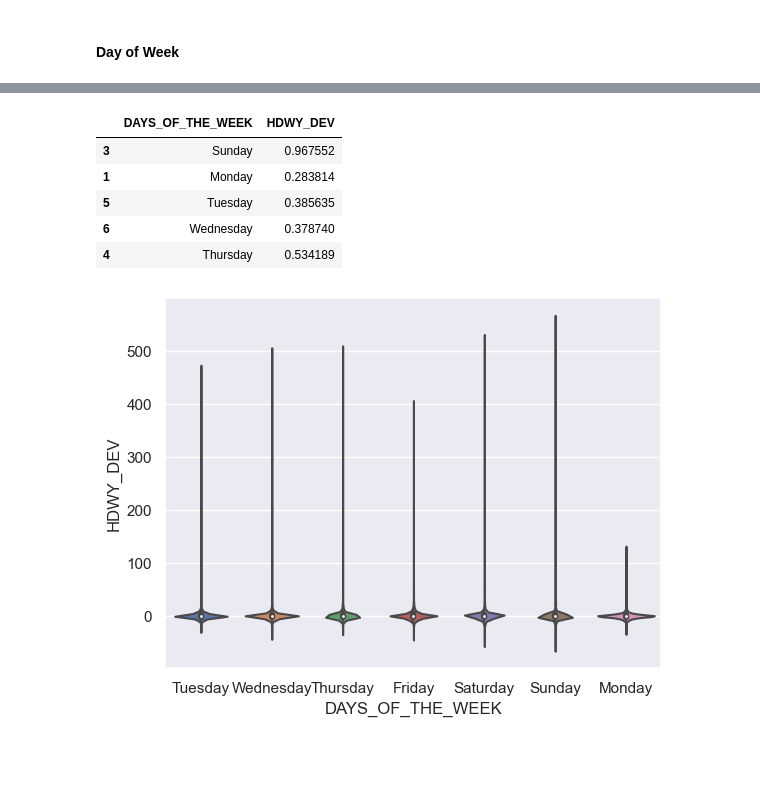
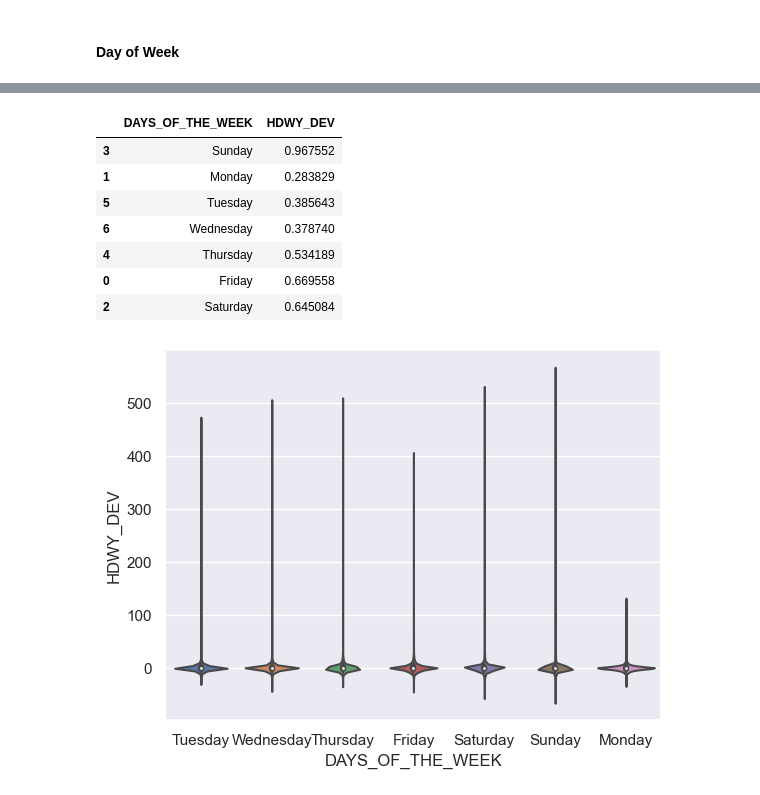
Before and after one commit to NSS-Data-Analytics-Cohort-11/wego-new-california-republic, a Jupyter notebook: notebooks/WeGo Data Introduction.ipynb, the cells around one changed output, grey strips where cells are left out. Saved outputs shown, nothing was run; the diff lists cells and outputs as text; code cells hidden in the pictures; blank space fills up the shorter version.

```diff
--- a/notebooks/WeGo Data Introduction.ipynb
+++ b/notebooks/WeGo Data Introduction.ipynb
@@ -702,14 +774,16 @@ day_of_week_stats_hdwy
 | 0 | Friday | 0.669558 |
 | 2 | Saturday | 0.645084 |
 # %%
-day_of_week_stats_hdwy.head()
+day_of_week_stats_hdwy.head(7)
 # %% [output]
 |  | DAYS_OF_THE_WEEK | HDWY_DEV |
 | 3 | Sunday | 0.967552 |
-| 1 | Monday | 0.283814 |
-| 5 | Tuesday | 0.385635 |
+| 1 | Monday | 0.283829 |
+| 5 | Tuesday | 0.385643 |
 | 6 | Wednesday | 0.378740 |
 | 4 | Thursday | 0.534189 |
+| 0 | Friday | 0.669558 |
+| 2 | Saturday | 0.645084 |
 # %%
 #This violin chart shows the headway deviation between the 8 routes.
 #days_of_week_sorted = wego.groupby('DAYS_OF_THE_WEEK')['HDWY_DEV'].reset_index().sort_values(by='DAYS_OF_THE_WEEK', ascending=False)
```
Also changed, not shown: parts of 53 cells of this notebook, 2 other files.
